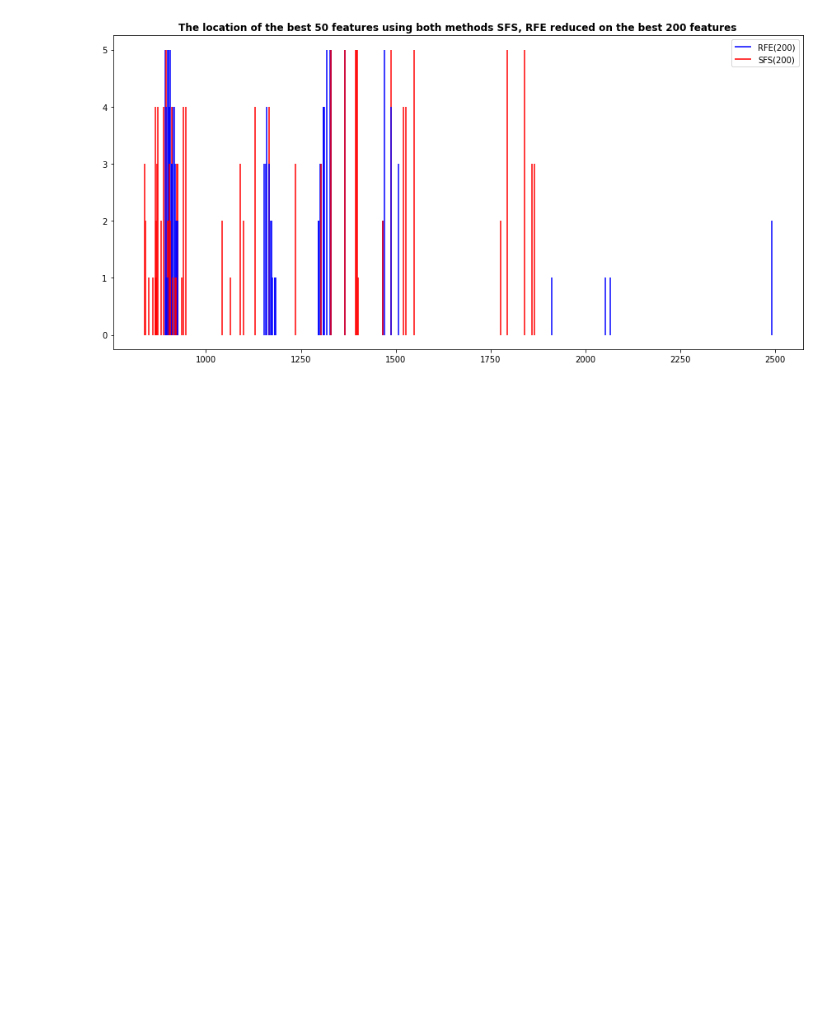
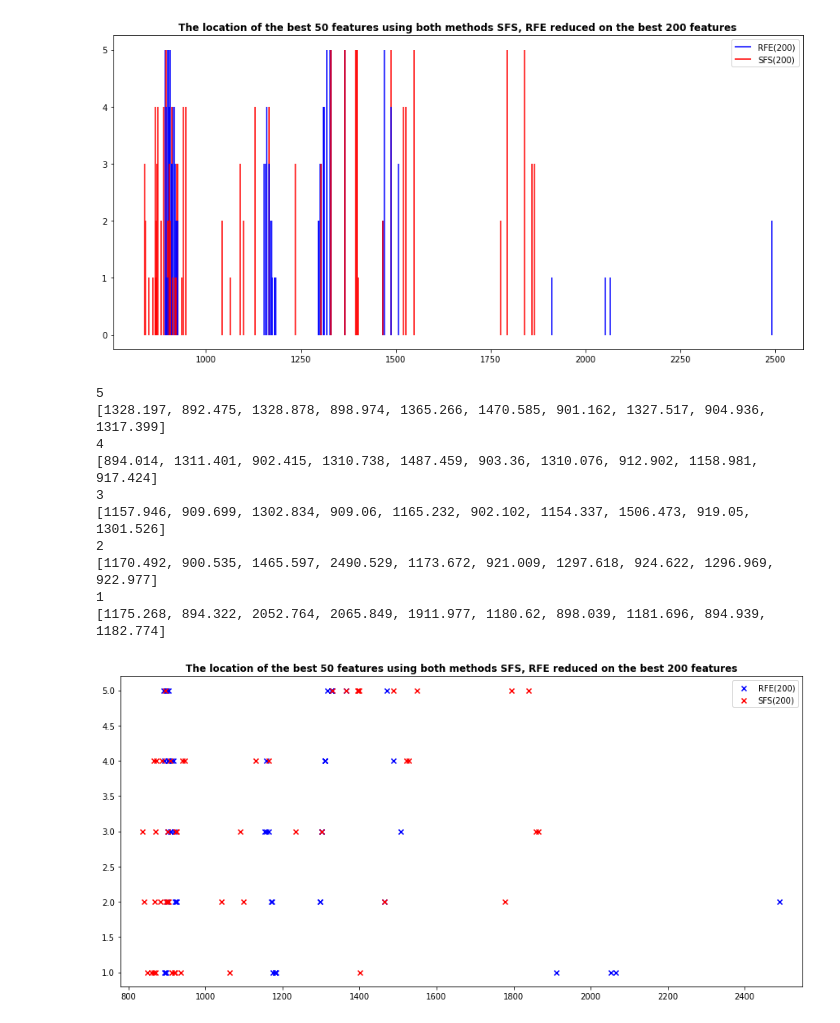
Before and after one commit to eahussein/apple_classification, a Jupyter notebook: gd/tutorial_graphs2.ipynb, the cells around one changed output. Saved outputs shown, nothing was run; the diff lists cells and outputs as text; code cells hidden in the pictures; blank space fills up the shorter version.

Commit message:
fixing the graphs

```diff
--- a/gd/tutorial_graphs2.ipynb
+++ b/gd/tutorial_graphs2.ipynb
@@ -205,3 +205,37 @@ plt.show()
 1
 [1175.268, 894.322, 2052.764, 2065.849, 1911.977, 1180.62, 898.039, 1181.696, 894.939, 1182.774]
 [figure]
+# %%
+plt.rcParams["figure.figsize"] = (15,7)# 'xtick.labelsize', 'ytick.labelsize'
+plt.title( "The location of the best 50 features using both methods SFS, RFE reduced on the best 200 features", fontweight ='bold', fontsize =12)
+# plt.xlabel("Features", fontweight ='bold', fontsize =12)
+# plt.ylabel("Precision", fontweight ='bold', fontsize =12)
+
+arrr= [0, 10, 20, 30, 40, 50]
+colrs = ['red', 'blue', 'green', 'yellow']
+for i in range (5):
+    print((5-i))
+    print(imp_freqB[arrr[i]:arrr[i+1]])
+
+    if i  == 0:
+        plt.scatter( imp_freqB[arrr[i]:arrr[i+1]],  np.zeros(10)+(5-i), color = 'blue', label ="RFE(200)", marker = 'x')
+        plt.scatter( imp_freq6B[arrr[i]:arrr[i+1]], np.zeros(10)+(5-i), color = 'red', label ="SFS(200)", marker = 'x')
+    else:
+        plt.scatter( imp_freqB[arrr[i]:arrr[i+1]], np.zeros(10)+(5-i), color = 'blue', marker = 'x')
+        plt.scatter( imp_freq6B[arrr[i]:arrr[i+1]], np.zeros(10)+(5-i), color = 'red', marker = 'x' )
+
+plt.xlim(780, 2550)
+plt.legend()
+plt.show()
+# %% [output]
+5
+[1328.197, 892.475, 1328.878, 898.974, 1365.266, 1470.585, 901.162, 1327.517, 904.936, 1317.399]
+4
+[894.014, 1311.401, 902.415, 1310.738, 1487.459, 903.36, 1310.076, 912.902, 1158.981, 917.424]
+3
+[1157.946, 909.699, 1302.834, 909.06, 1165.232, 902.102, 1154.337, 1506.473, 919.05, 1301.526]
+2
+[1170.492, 900.535, 1465.597, 2490.529, 1173.672, 921.009, 1297.618, 924.622, 1296.969, 922.977]
+1
+[1175.268, 894.322, 2052.764, 2065.849, 1911.977, 1180.62, 898.039, 1181.696, 894.939, 1182.774]
+[figure, added]
```
Also changed, not shown: 4 other files.
